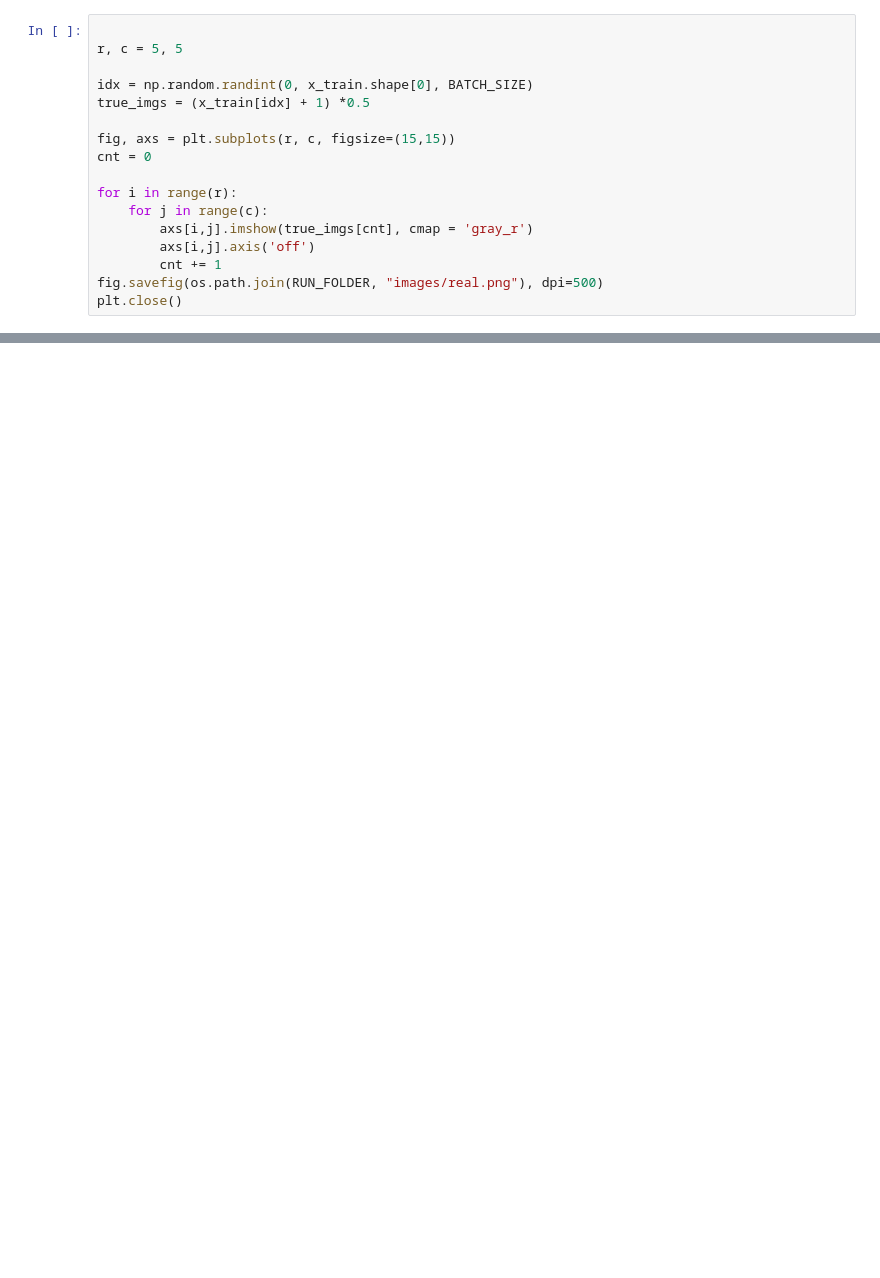
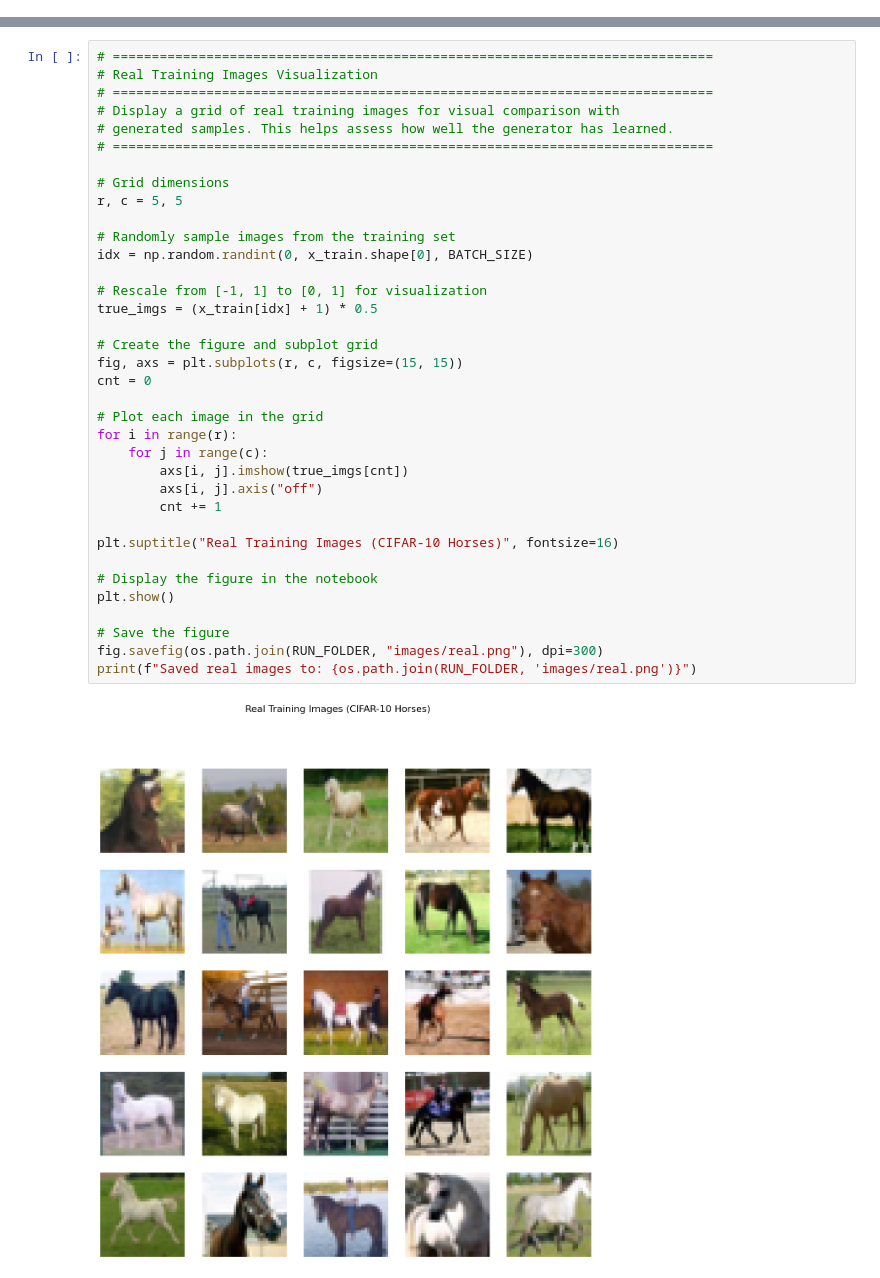
Before and after one commit to cataluna84/Generative_Deep_Learning, a Jupyter notebook: v1/notebooks/04_02_wgan_cifar_train.ipynb, the cells around one changed output, grey strips where cells are left out. Cells and saved outputs as stored; diff of their text form; blank space fills up the shorter version.

```diff
--- a/v1/notebooks/04_02_wgan_cifar_train.ipynb
+++ b/v1/notebooks/04_02_wgan_cifar_train.ipynb
@@ -178,17 +0,0 @@ def compare_images(img1, img2):
-# %%
-
-r, c = 5, 5
-
-idx = np.random.randint(0, x_train.shape[0], BATCH_SIZE)
-true_imgs = (x_train[idx] + 1) *0.5
-
-fig, axs = plt.subplots(r, c, figsize=(15,15))
-cnt = 0
-
-for i in range(r):
-    for j in range(c):
-        axs[i,j].imshow(true_imgs[cnt], cmap = 'gray_r')
-        axs[i,j].axis('off')
-        cnt += 1
-fig.savefig(os.path.join(RUN_FOLDER, "images/real.png"), dpi=500)
-plt.close()
@@ -235,0 +792,38 @@ plt.close()
+# %%
+# =============================================================================
+# Real Training Images Visualization
+# =============================================================================
+# Display a grid of real training images for visual comparison with
+# generated samples. This helps assess how well the generator has learned.
+# =============================================================================
+
+# Grid dimensions
+r, c = 5, 5
+
+# Randomly sample images from the training set
+idx = np.random.randint(0, x_train.shape[0], BATCH_SIZE)
+
+# Rescale from [-1, 1] to [0, 1] for visualization
+true_imgs = (x_train[idx] + 1) * 0.5
+
+# Create the figure and subplot grid
+fig, axs = plt.subplots(r, c, figsize=(15, 15))
+cnt = 0
+
+# Plot each image in the grid
+for i in range(r):
+    for j in range(c):
+        axs[i, j].imshow(true_imgs[cnt])
+        axs[i, j].axis("off")
+        cnt += 1
+
+plt.suptitle("Real Training Images (CIFAR-10 Horses)", fontsize=16)
+
+# Display the figure in the notebook
+plt.show()
+
+# Save the figure
+fig.savefig(os.path.join(RUN_FOLDER, "images/real.png"), dpi=300)
+print(f"Saved real images to: {os.path.join(RUN_FOLDER, 'images/real.png')}")
+# %% [output]
+[figure, added]
```
Also changed, not shown: parts of 63 cells of this notebook, 16 other files.
